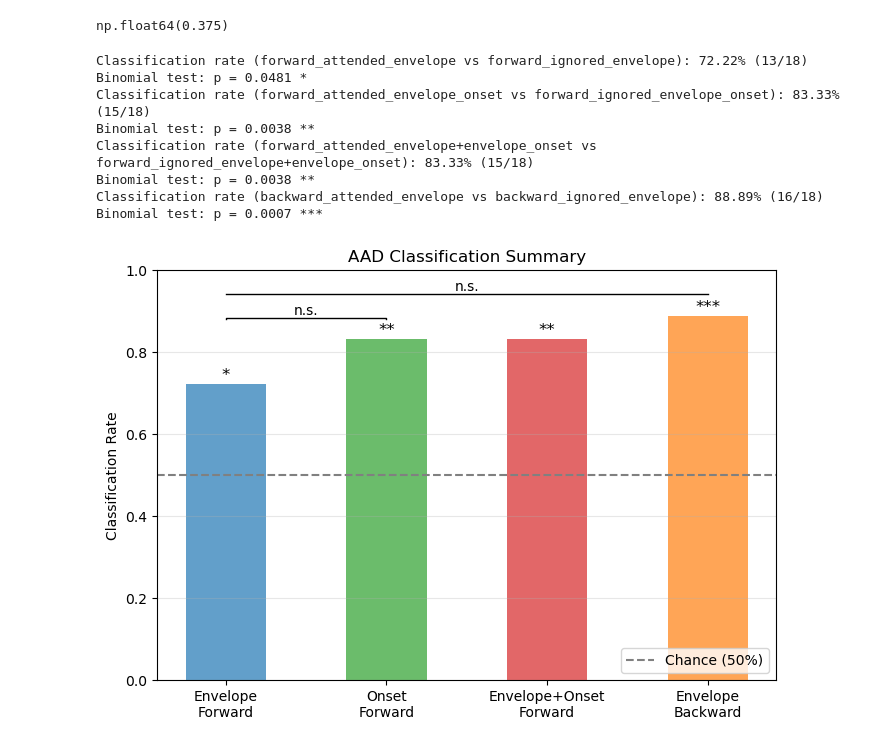
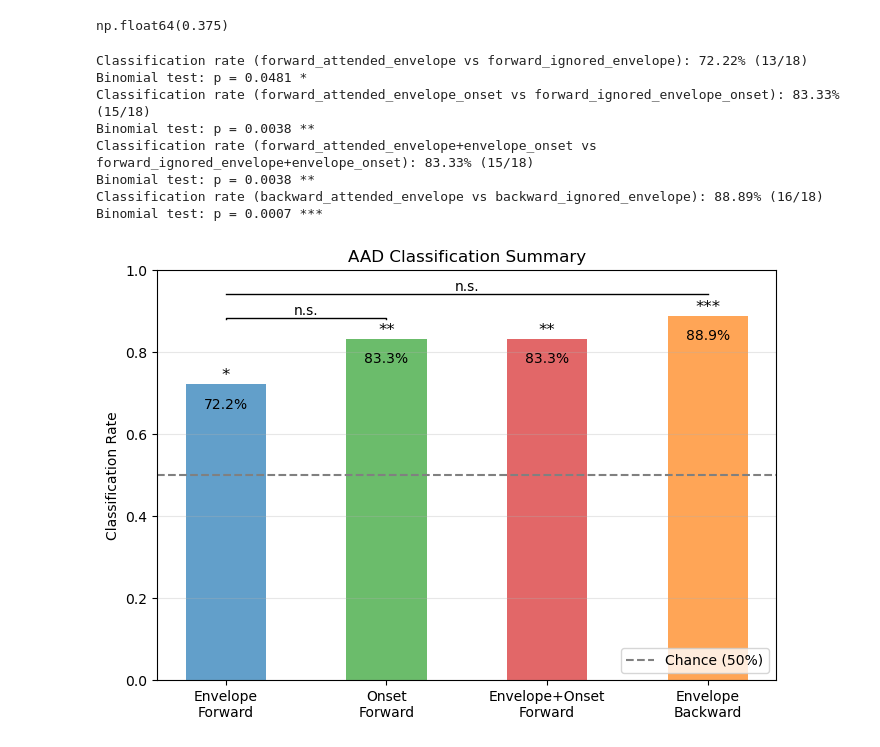
Before and after one commit to sylmester/fuglsang, a Jupyter notebook: figures/add_classifier.ipynb, the cells around one changed output. Saved outputs shown, nothing was run; the diff lists cells and outputs as text; code cells hidden in the pictures.

```diff
--- a/figures/add_classifier.ipynb
+++ b/figures/add_classifier.ipynb
@@ -167,35 +168,36 @@ def plot_aad_summary(trf_dir=SELF_COMPUTED_TRF_DIR):
     # Binomial test markers above each bar
     for i, (rate, p) in enumerate(zip(rates, p_vals)):
         ax.text(i, rate + 0.01, helper_functions.sig_marker(p), ha='center', fontsize=12)
+        ax.text(i, rate - 0.06, f"{np.round(rate, 3)*100}%", ha='center', fontsize=10)
 
     # McNemar comparison lines
     for height_offset, (i, j, _) in enumerate(comparisons):
         y_max = max([rates[i], rates[j]])
         y = y_max + ( y_max / 17)
         helper_functions.add_sig_line(
             ax, i, j, y,
             helper_functions.sig_marker(compare_classifiers(results[i], results[j], labels[i], labels[j], plot=False))
         )
 
     ax.set_xticks(x)
     ax.set_xticklabels(labels)
     ax.set_ylabel('Classification Rate')
     ax.set_title('AAD Classification Summary')
     ax.set_ylim(0, 1)
     ax.legend(loc='lower right')
     ax.grid(axis='y', alpha=0.3)
     plt.tight_layout()
     plt.savefig(FIGURES_DIR / f'{FUGLSANG}_aad_summary.pdf', bbox_inches='tight')
     plt.show()
 
 plot_aad_summary()
 # %% [output]
 Classification rate (forward_attended_envelope vs forward_ignored_envelope): 72.22% (13/18)
 Binomial test: p = 0.0481 *
 Classification rate (forward_attended_envelope_onset vs forward_ignored_envelope_onset): 83.33% (15/18)
 Binomial test: p = 0.0038 **
 Classification rate (forward_attended_envelope+envelope_onset vs forward_ignored_envelope+envelope_onset): 83.33% (15/18)
 Binomial test: p = 0.0038 **
 Classification rate (backward_attended_envelope vs backward_ignored_envelope): 88.89% (16/18)
 Binomial test: p = 0.0007 ***
-[figure, old version]
+[figure, new version]
```
Also changed, not shown: parts of 2 cells of this notebook, 1 other file.
